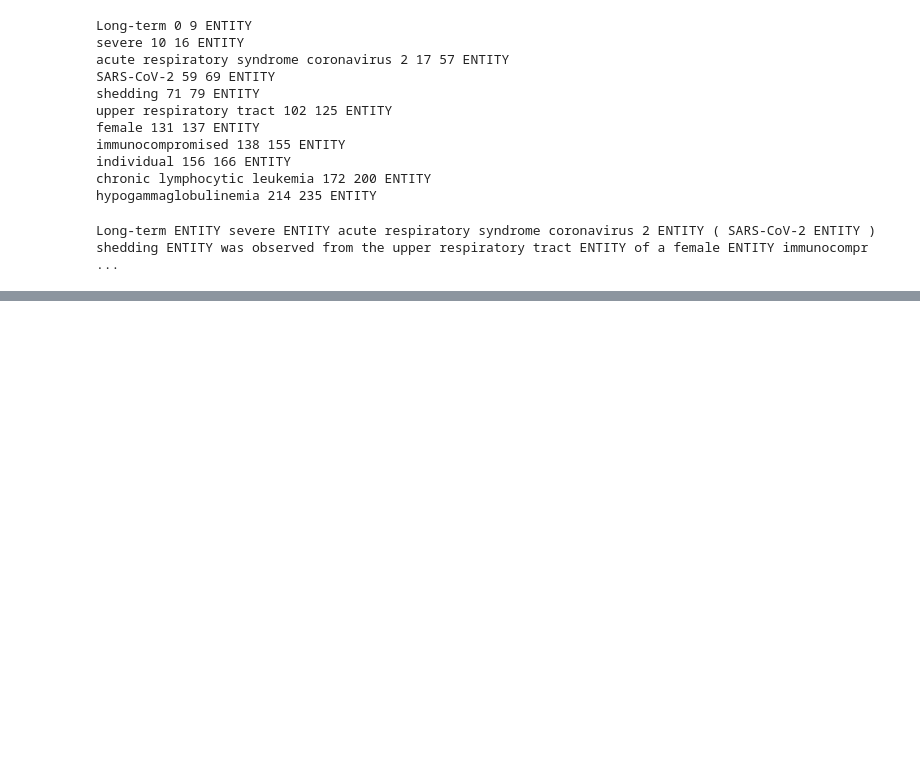
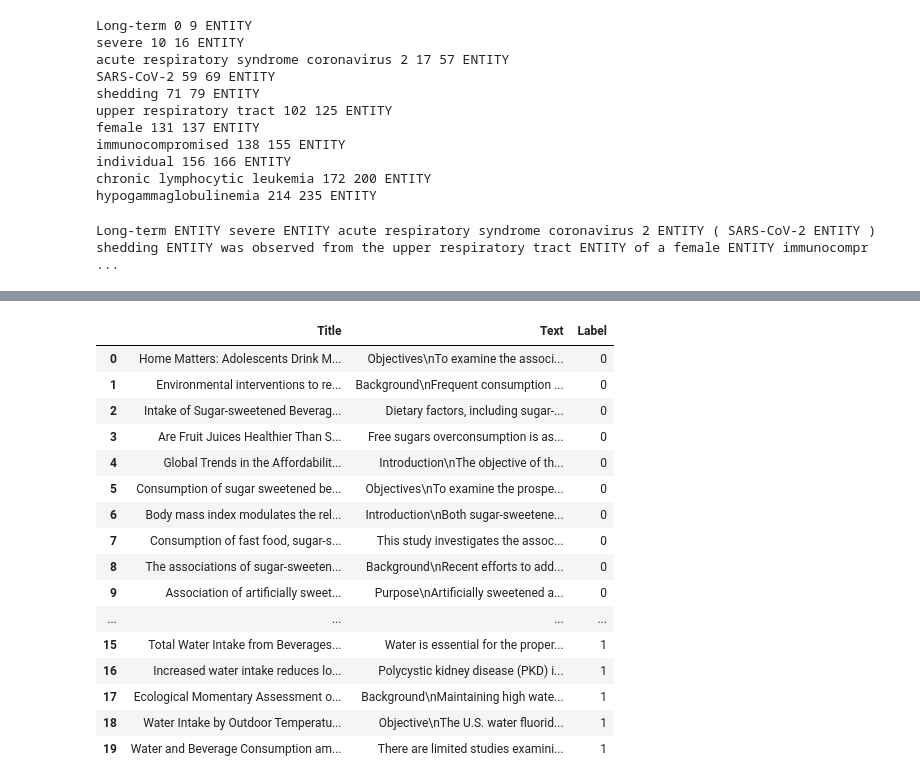
Before and after one commit to Hans0124SG/GSC-2020-NLP-tutorial, a Jupyter notebook: GSC_2020_Tutorial.ipynb, the cells around one changed output, grey strips where cells are left out. Cells and saved outputs as stored; diff of their text form; code cells hidden in the pictures; blank space fills up the shorter version.

Commit message:
Updated tutorial

```diff
--- a/GSC_2020_Tutorial.ipynb
+++ b/GSC_2020_Tutorial.ipynb
@@ -110,0 +122,24 @@ Long-term ENTITY severe ENTITY acute respiratory syndrome coronavirus 2 ENTITY (
+# %%
+# We will use pandas to read the dataset
+df_train = pd.read_excel('https://github.com/Hans0124SG/GSC-2020-NLP-tutorial/raw/main/datasets.xlsx')
+df_test = pd.read_excel('https://github.com/Hans0124SG/GSC-2020-NLP-tutorial/raw/main/datasets.xlsx', sheet_name='Dev')
+# %%
+df_train
+# %% [output]
+|  | Title | Text | Label |
+| 0 | Home Matters: Adolescents Drink M... | Objectives\nTo examine the associ... | 0 |
+| 1 | Environmental interventions to re... | Background\nFrequent consumption ... | 0 |
+| 2 | Intake of Sugar-sweetened Beverag... | Dietary factors, including sugar-... | 0 |
+| 3 | Are Fruit Juices Healthier Than S... | Free sugars overconsumption is as... | 0 |
+| 4 | Global Trends in the Affordabilit... | Introduction\nThe objective of th... | 0 |
+| 5 | Consumption of sugar sweetened be... | Objectives\nTo examine the prospe... | 0 |
+| 6 | Body mass index modulates the rel... | Introduction\nBoth sugar-sweetene... | 0 |
+| 7 | Consumption of fast food, sugar-s... | This study investigates the assoc... | 0 |
+| 8 | The associations of sugar-sweeten... | Background\nRecent efforts to add... | 0 |
+| 9 | Association of artificially sweet... | Purpose\nArtificially sweetened a... | 0 |
+| ... | ... | ... | ... |
+| 15 | Total Water Intake from Beverages... | Water is essential for the proper... | 1 |
+| 16 | Increased water intake reduces lo... | Polycystic kidney disease (PKD) i... | 1 |
+| 17 | Ecological Momentary Assessment o... | Background\nMaintaining high wate... | 1 |
+| 18 | Water Intake by Outdoor Temperatu... | Objective\nThe U.S. water fluorid... | 1 |
+| 19 | Water and Beverage Consumption am... | There are limited studies examini... | 1 |
```
Also changed, not shown: parts of 18 cells of this notebook.
